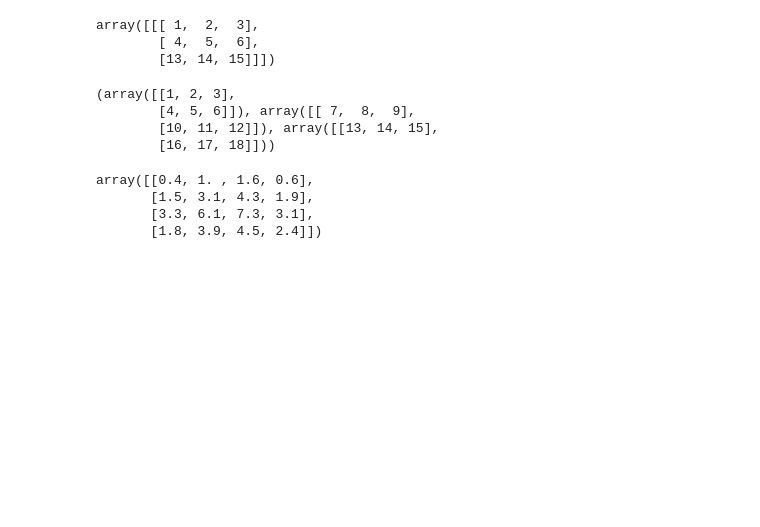
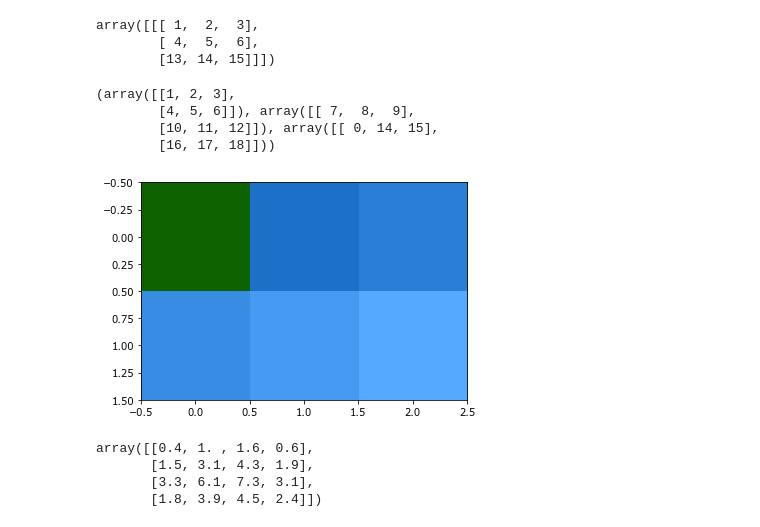
Before and after one commit to yexxyy/jupyter_notebook, a Jupyter notebook: 工具学习/numpy.ipynb, the cells around one changed output. Saved outputs shown, nothing was run; the diff lists cells and outputs as text; code cells hidden in the pictures; blank space fills up the shorter version.

```diff
--- a/工具学习/numpy.ipynb
+++ b/工具学习/numpy.ipynb
@@ -111,10 +108,10 @@ array([[[ 1,  2,  3],
 #图片通道合成
 red=np.array([[1,2,3],[4,5,6]])
 green=np.array([[7,8,9],[10,11,12]])
-blue=np.array([[13,14,15],[16,17,18]])
+blue=np.array([[0,14,15],[16,17,18]])
 red,green,blue
 # %% [output]
 (array([[1, 2, 3],
         [4, 5, 6]]), array([[ 7,  8,  9],
-        [10, 11, 12]]), array([[13, 14, 15],
+        [10, 11, 12]]), array([[ 0, 14, 15],
         [16, 17, 18]]))
@@ -123,3 +118,13 @@ red,green,blue
+# %%
+img=np.rec.fromarrays([red,green,blue]).tolist()
+
+import matplotlib.pyplot as plt
+
+fig,ax=plt.subplots()
+imgplot=plt.imshow(img/np.max(img))
+plt.show()
+# %% [output]
+[figure, added]
 # %%
 #2d卷积计算signal.convolve2d()
 #https://docs.scipy.org/doc/scipy/reference/generated/scipy.signal.convolve2d.html
```
Also changed, not shown: parts of 7 cells of this notebook, 3 other files.
